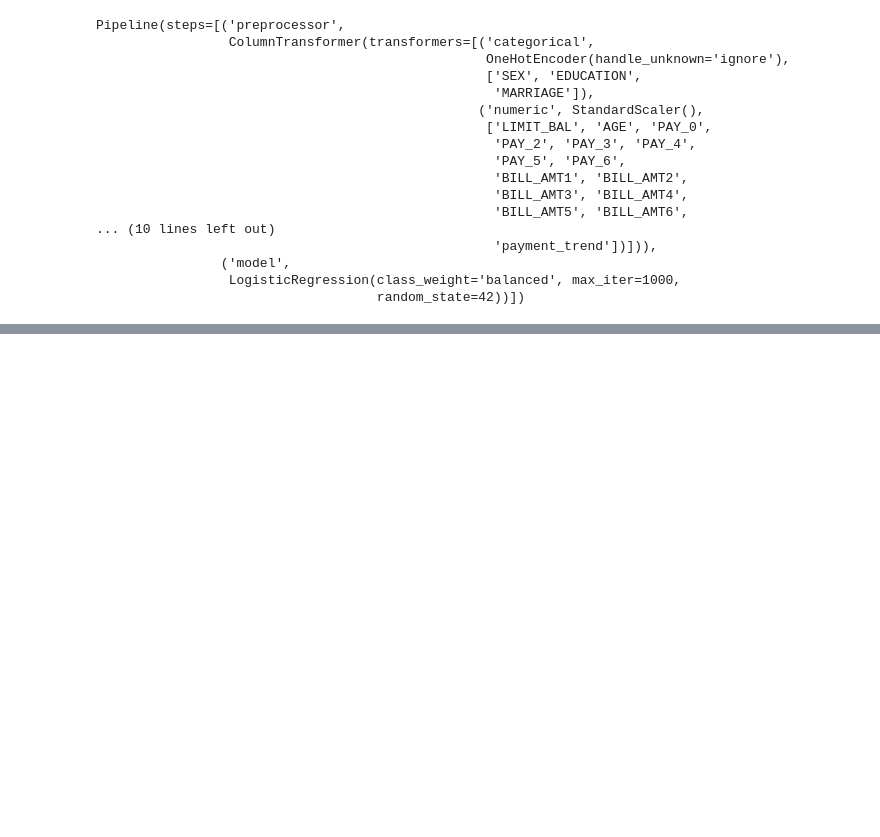
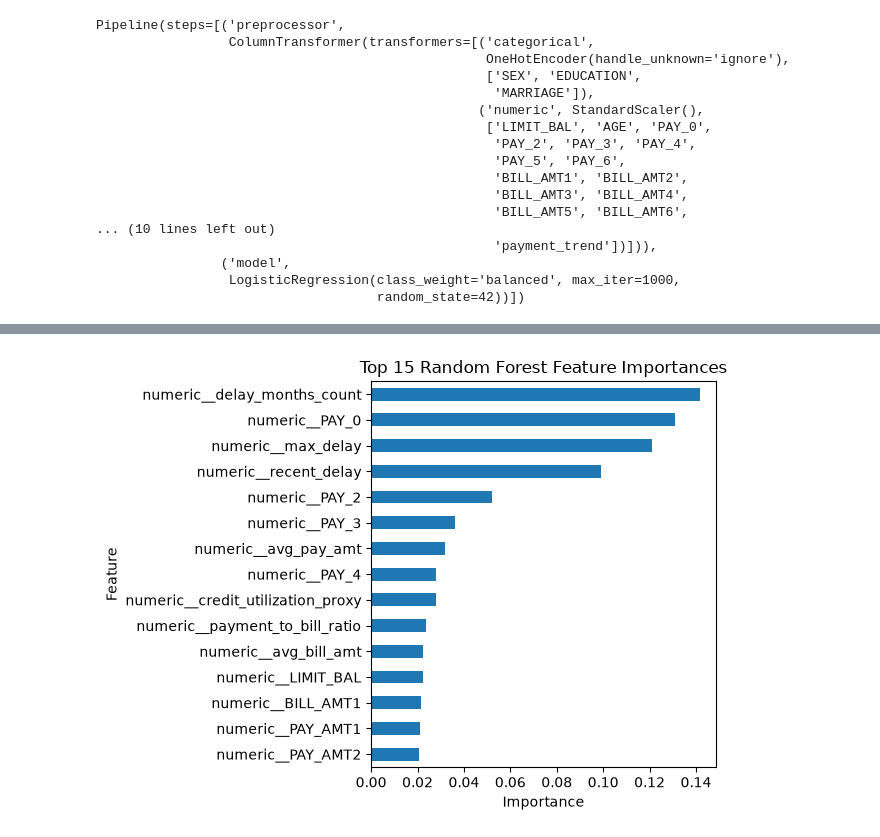
Before and after one commit to ehneh03/credit-card-default-risk, a Jupyter notebook: notebooks/01_credit_default_risk_walkthrough.ipynb, the cells around one changed output, grey strips where cells are left out. Cells and saved outputs as stored; diff of their text form; code cells hidden in the pictures; blank space fills up the shorter version.

```diff
--- a/notebooks/01_credit_default_risk_walkthrough.ipynb
+++ b/notebooks/01_credit_default_risk_walkthrough.ipynb
@@ -593,0 +747,13 @@ weighted avg       0.78      0.75      0.76      5993
+# %%
+rf_preprocessor = rf_model.named_steps["preprocessor"]
+rf_classifier = rf_model.named_steps["model"]
+
+feature_names = rf_preprocessor.get_feature_names_out()
+importances = rf_classifier.feature_importances_
+
+feature_importance = pd.DataFrame({
+    "feature": feature_names,
+    "importance": importances,
+}).sort_values("importance", ascending=False)
+
+feature_importance.head(15)
@@ -593,0 +777,22 @@ weighted avg       0.78      0.75      0.76      5993
+# %%
+top_features = feature_importance.head(15).sort_values("importance")
+
+fig, ax = plt.subplots()
+
+top_features.plot(
+    kind="barh",
+    x="feature",
+    y="importance",
+    ax=ax,
+    legend=False
+)
+
+ax.set_title("Top 15 Random Forest Feature Importances")
+ax.set_xlabel("Importance")
+ax.set_ylabel("Feature")
+
+plt.tight_layout()
+fig.savefig(FIGURES_DIR / "random_forest_feature_importance.png", bbox_inches="tight")
+plt.show()
+# %% [output]
+[figure, added]
```
Also changed, not shown: parts of 24 cells of this notebook, 1 other file.
